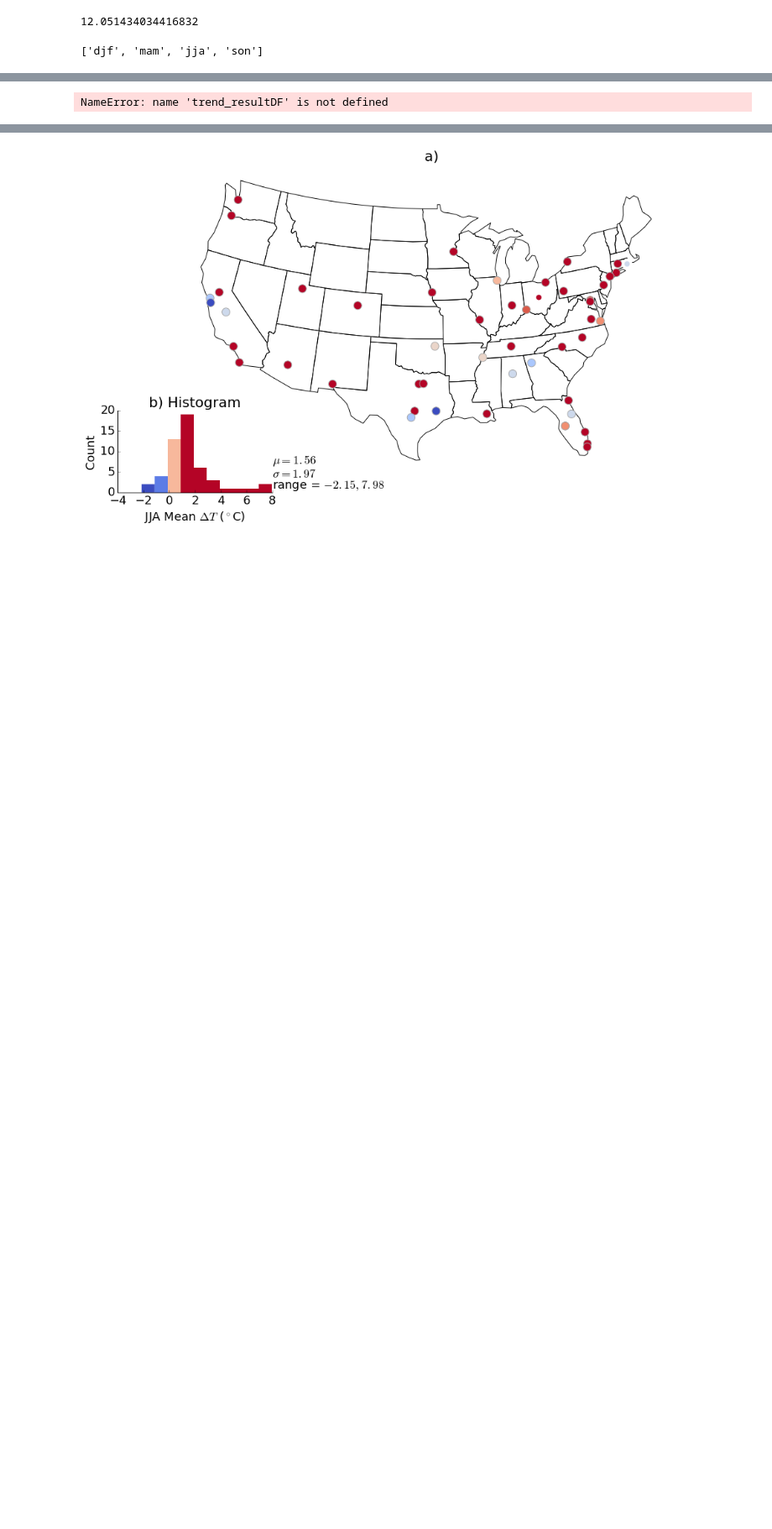
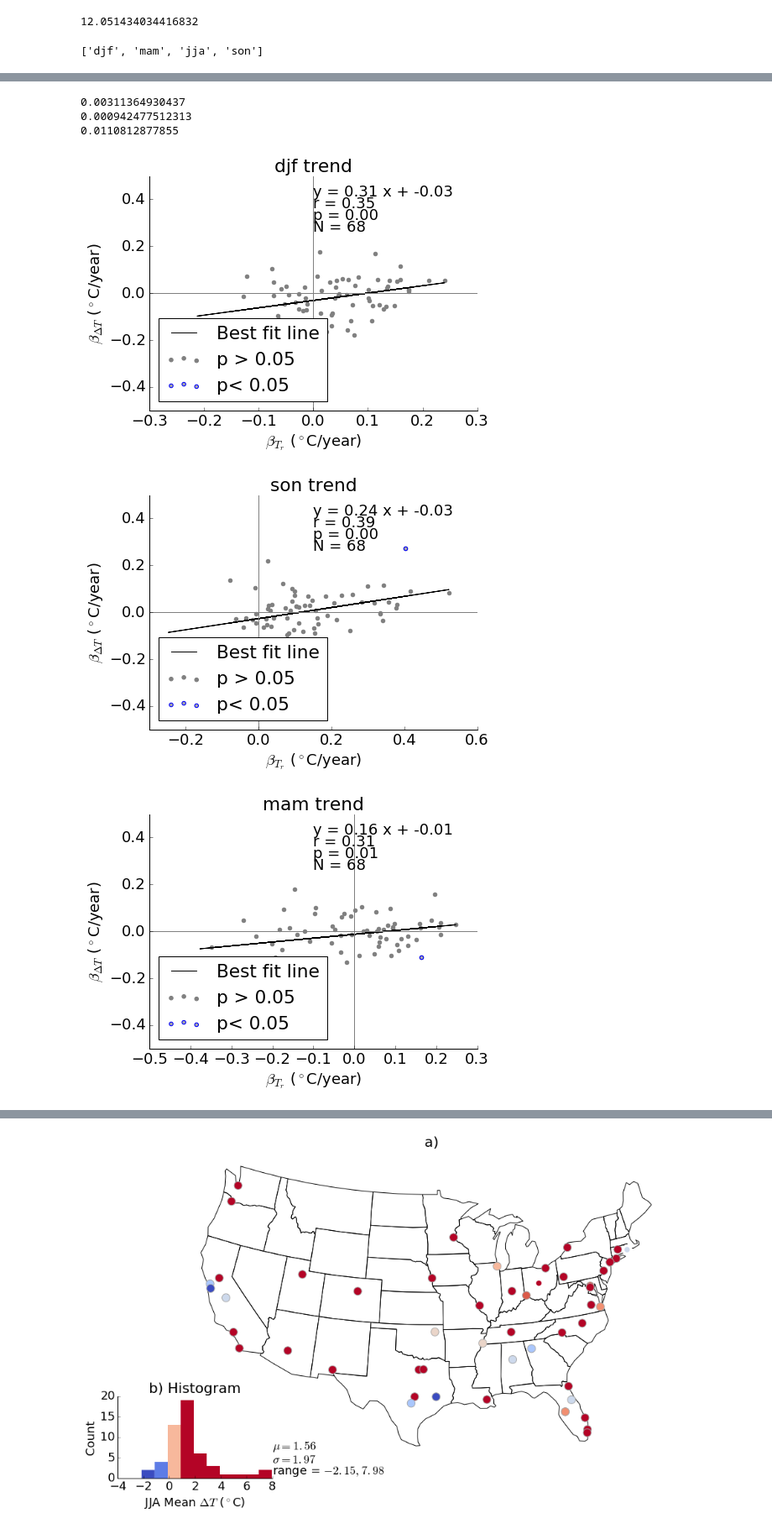
Before and after one commit to gottscott/heat, a Jupyter notebook: PaperFigures-short_period-seasons.ipynb, the cells around one changed output, grey strips where cells are left out. Shown at 84% size. Drawn from its saved outputs; the diff is of its cells as text; code cells hidden in the pictures; blank space fills up the shorter version.

```diff
--- a/PaperFigures-short_period-seasons.ipynb
+++ b/PaperFigures-short_period-seasons.ipynb
@@ -913,28 +760,33 @@ sub_ax.set_title('f)')
 plt.savefig(results_filepath+ 'avghwslopemap.pdf', bbox_inches='tight')
 # %%
 # Figure 3
-for season, data in zip(['djf', 'son', 'mam'], [djf_df['Slope'], son_df['Slope'], mam_df['Slope']]):
-    x = trend_resultDF['Annual Temp Slope']
-    y =  trend_resultDF['Annual UHI Slope']
+for season, data in zip(['djf', 'son', 'mam'], [djf_df, son_df, mam_df]):
+    x = data['Rural trend']
+    y =  data['UHI trend']
     plt.figure(figsize=[7,5])
-    plt.errorbar(x, y, yerr = slopes_std, fmt='o', alpha = .5,#markersize='10',
-                 color = 'DarkGray', zorder =0)
+#     plt.errorbar(x, y, yerr = slopes_std, fmt='o', alpha = .5,#markersize='10',
+#                  color = 'DarkGray', zorder =0)
 
-    m, r, p = hw_scatter(trend_resultDF['Annual Temp Slope'], trend_resultDF['Annual UHI Slope'],
+    m, r, p = hw_scatter(x,y,
                '', r'$\beta_{T_r}$ ($^\circ$C/year)', #30-year JJA Trend Relationship
                r'$\beta_{\Delta T}$ ($^\circ$C/year)')
 
-    plt.scatter(trend_resultDF[(trend_resultDF['Temp p-value'] < .05) & (trend_resultDF['UHI p-value']<.05)]['Annual Temp Slope'],
-               trend_resultDF[(trend_resultDF['Temp p-value'] < .05) & (trend_resultDF['UHI p-value']<.05)]['Annual UHI Slope'],
+    plt.scatter(data[(data['Rural trend p-value'] < .05) & (data['UHI trend p-value']<.05)]['Rural trend'],
+               data[(data['Rural trend p-value'] < .05) & (data['UHI trend p-value']<.05)]['UHI trend'],
                color = 'darkgray', edgecolor = 'blue', zorder =1)
 
     plt.legend(['Best fit line', 'p > 0.05', 'p< 0.05'], loc = 3)
-    plt.title(season)
+    plt.title(season + ' trend')
     plt.axhline(0, color = 'gray')
     plt.axvline(0, color = 'gray')
     plt.ylim([-0.5,.5])
     prettify_plot()
     plt.savefig(results_filepath+season+'30yeartrend.pdf', bbox_inches='tight')
     print(p)
 # %% [output]
-NameError: name 'trend_resultDF' is not defined
+0.00311364930437
+0.000942477512313
+0.0110812877855
+[figure, added]
+[figure, added]
+[figure, added]
```
Also changed, not shown: parts of 13 cells of this notebook, 1 other file.
